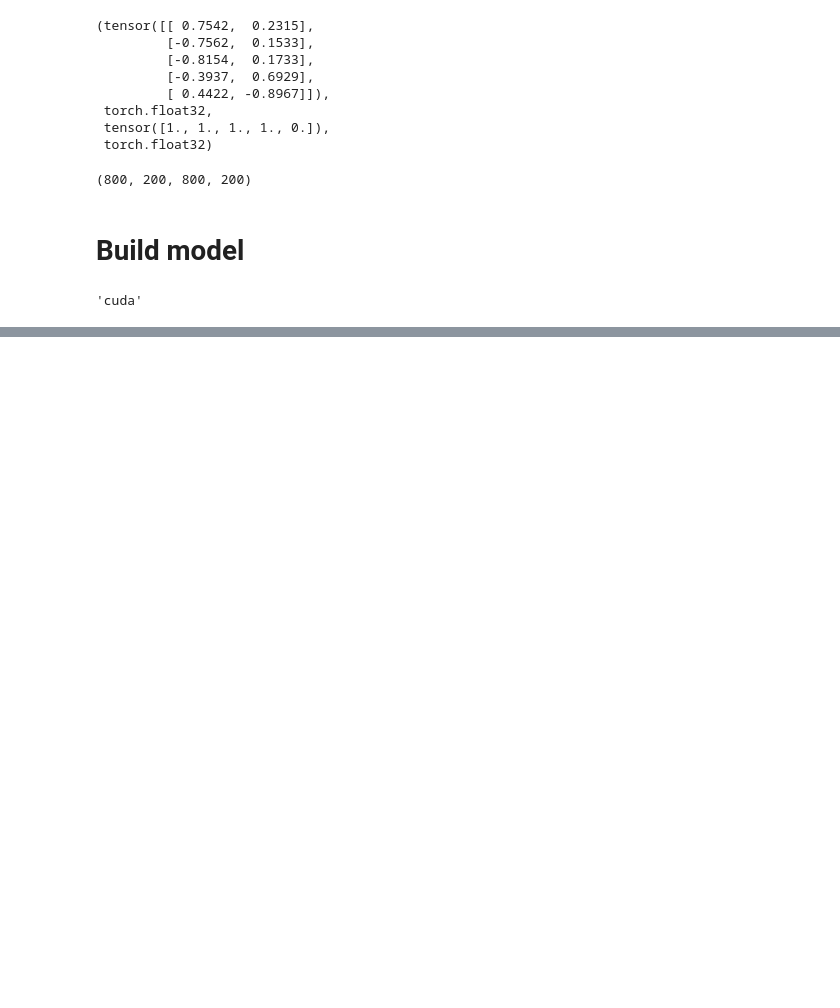
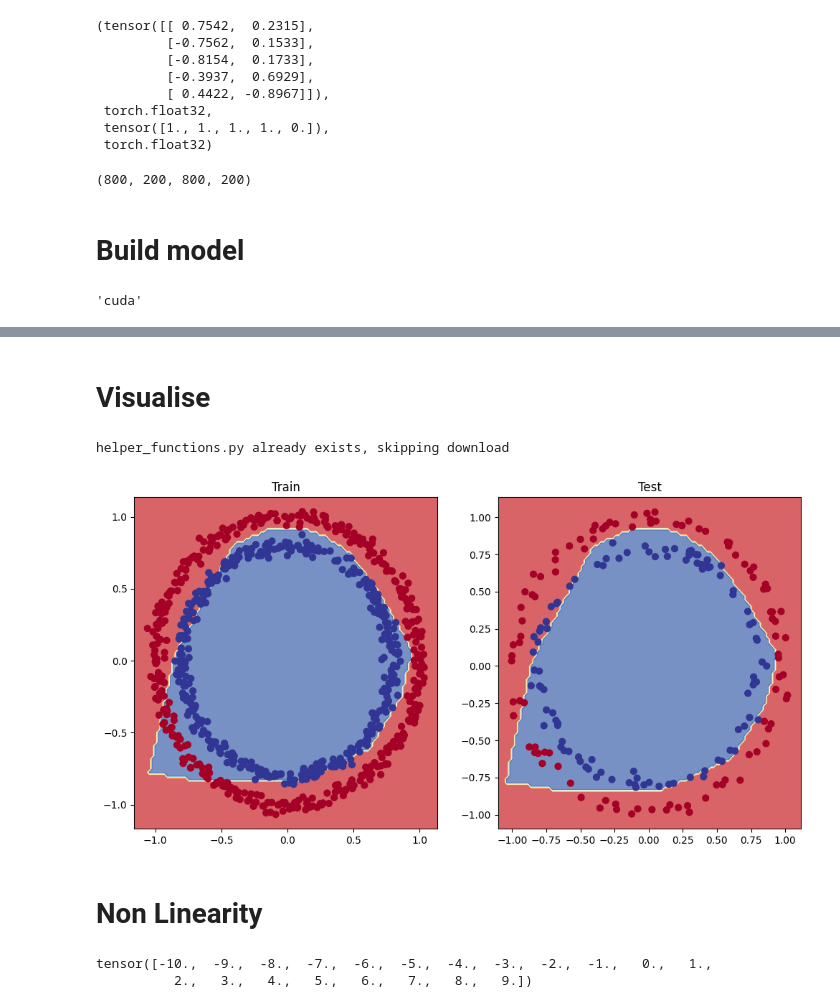
Before and after one commit to willy-wagtail/Notes, a Jupyter notebook: 02_pytorch_classification.ipynb, the cells around one changed output, grey strips where cells are left out. Saved outputs shown, nothing was run; the diff lists cells and outputs as text; code cells hidden in the pictures; blank space fills up the shorter version.

```diff
--- a/02_pytorch_classification.ipynb
+++ b/02_pytorch_classification.ipynb
@@ -138,0 +180,18 @@ Sequential(
+# %%
+# Loss function
+
+# nn.BCEWithLogitsLoss has sigmoid built in compared to nn.BCELoss
+# See https://discuss.pytorch.org/t/bceloss-vs-bcewithlogitsloss/33586
+
+loss_fn = nn.BCEWithLogitsLoss()
+# %%
+# Optimizer
+
+optimizer = torch.optim.SGD(params=model_1.parameters(), lr=0.1)
+# %%
+# Accuracy - a classification metric
+
+def accuracy_fn(y_true, y_pred):
+  correct = torch.eq(y_true, y_pred).sum().item()
+  accuracy = (correct / len(y_true)) * 100
+  return accuracy
@@ -138,0 +210,12 @@ Sequential(
+# %%
+# Before training - lets make some predictions
+
+y_logits = model_1(X_test.to(device))[:5]      # make predictions
+y_pred_probabilities = torch.sigmoid(y_logits) # apply sigmoid to get probabilities
+y_pred = torch.round(y_pred_probabilities)     # round to get prediction
+
+# Combined
+y_pred_labels = torch.round(torch.sigmoid(model_1(X_test.to(device))[:5]))
+
+# Check element-wise equality
+torch.eq(torch.squeeze(y_pred_labels), torch.squeeze(y_pred))
@@ -138,0 +291,39 @@ Sequential(
+# %% [markdown]
+# Visualise
+# %%
+ # Download helper functions from Learn PyTorch repo (if not already downloaded)
+
+if Path("helper_functions.py").is_file():
+  print("helper_functions.py already exists, skipping download")
+else:
+  print("Downloading helper_functions.py")
+  request = requests.get("https://raw.githubusercontent.com/mrdbourke/pytorch-deep-learning/main/helper_functions.py")
+  with open("helper_functions.py", "wb") as f:
+    f.write(request.content)
+
+from helper_functions import plot_predictions, plot_decision_boundary
+# %% [output]
+helper_functions.py already exists, skipping download
+# %%
+# Plot decision boundaries for training and test sets
+
+plt.figure(figsize=(12, 6))
+
+plt.subplot(1, 2, 1)
+plt.title("Train")
+plot_decision_boundary(model_1, X_train, y_train)
+
+plt.subplot(1, 2, 2)
+plt.title("Test")
+plot_decision_boundary(model_1, X_test, y_test)
+# %% [output]
+[figure, added]
+# %% [markdown]
+# Non Linearity
+# %%
+# toy tensor
+A = torch.arange(-10, 10, dtype=torch.float32)
+A
+# %% [output]
+tensor([-10.,  -9.,  -8.,  -7.,  -6.,  -5.,  -4.,  -3.,  -2.,  -1.,   0.,   1.,
+          2.,   3.,   4.,   5.,   6.,   7.,   8.,   9.])
```
Also changed, not shown: parts of 24 cells of this notebook.
